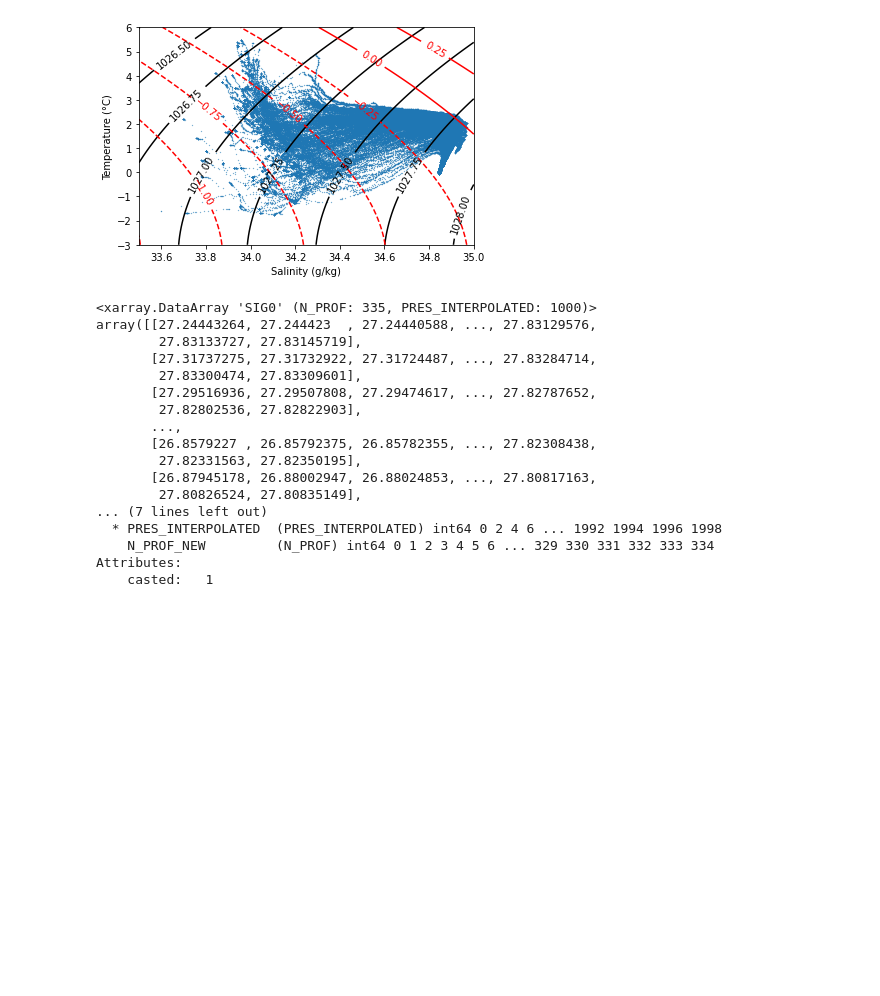
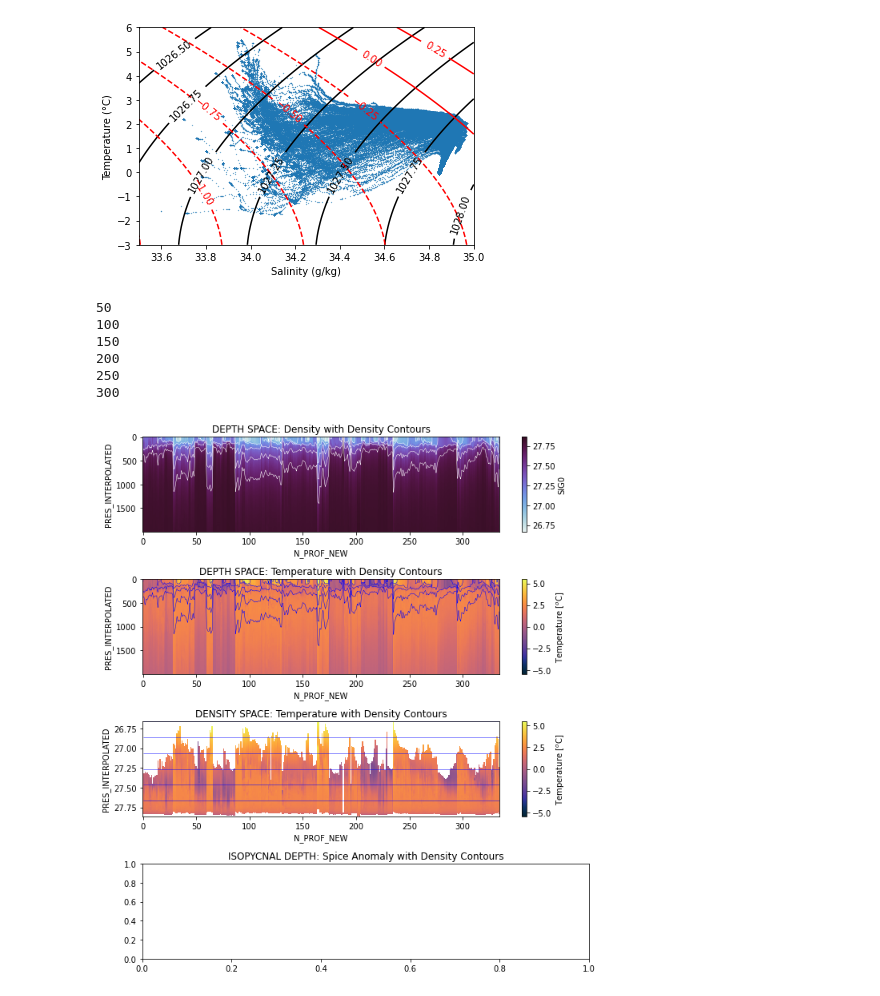
Before and after one commit to ocean-transport/argo-intern, a Jupyter notebook: argo_density_space.ipynb, the cells around one changed output. Saved outputs shown, nothing was run; the diff lists cells and outputs as text; code cells hidden in the pictures; blank space fills up the shorter version.

```diff
--- a/argo_density_space.ipynb
+++ b/argo_density_space.ipynb
@@ -31,23 +34,3 @@ Saxis=[33.5,35,50]
 pf.plot_TS(ds_li, Taxis, Saxis)
 # %% [output]
 [figure]
-# %%
-s.SIG0
-# %% [output]
-<xarray.DataArray 'SIG0' (N_PROF: 335, PRES_INTERPOLATED: 1000)>
-array([[27.24443264, 27.244423  , 27.24440588, ..., 27.83129576,
-        27.83133727, 27.83145719],
-       [27.31737275, 27.31732922, 27.31724487, ..., 27.83284714,
-        27.83300474, 27.83309601],
-       [27.29516936, 27.29507808, 27.29474617, ..., 27.82787652,
-        27.82802536, 27.82822903],
-       ...,
-       [26.8579227 , 26.85792375, 26.85782355, ..., 27.82308438,
-        27.82331563, 27.82350195],
-       [26.87945178, 26.88002947, 26.88024853, ..., 27.80817163,
-        27.80826524, 27.80835149],
-... (7 lines left out)
-  * PRES_INTERPOLATED  (PRES_INTERPOLATED) int64 0 2 4 6 ... 1992 1994 1996 1998
-    N_PROF_NEW         (N_PROF) int64 0 1 2 3 4 5 6 ... 329 330 331 332 333 334
-Attributes:
-    casted:   1
@@ -83,0 +37,15 @@ s_rho
+# %%
+rho_grid = np.linspace(26.5,28,1001)
+# %%
+s_rho = df.interpolate2density(s, rho_grid)
+# %% [output]
+50
+100
+150
+200
+250
+300
+# %%
+pf.plot_depth_profs(s, s_rho)
+# %% [output]
+[figure, added]
```
Also changed, not shown: parts of 4 cells of this notebook, 1 other file.
